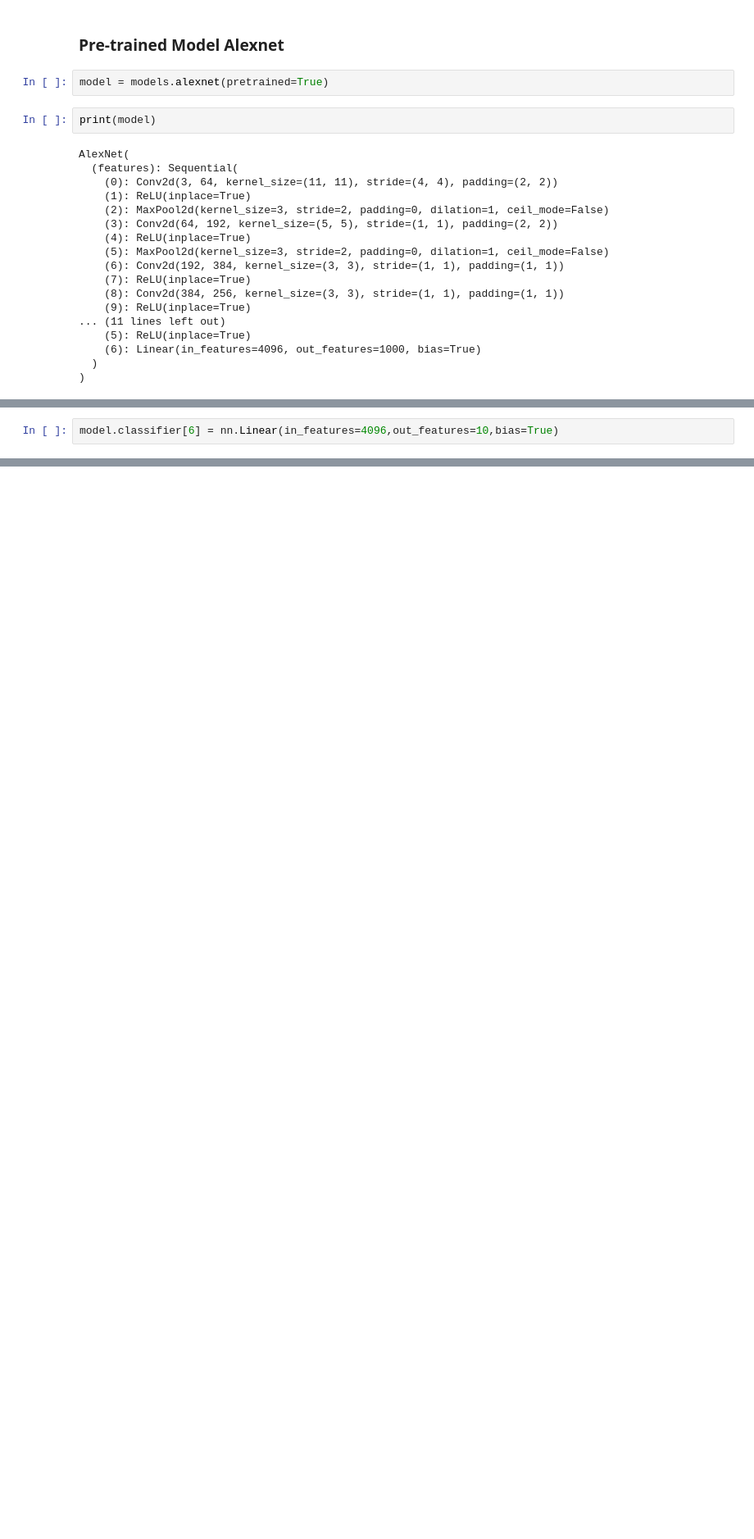
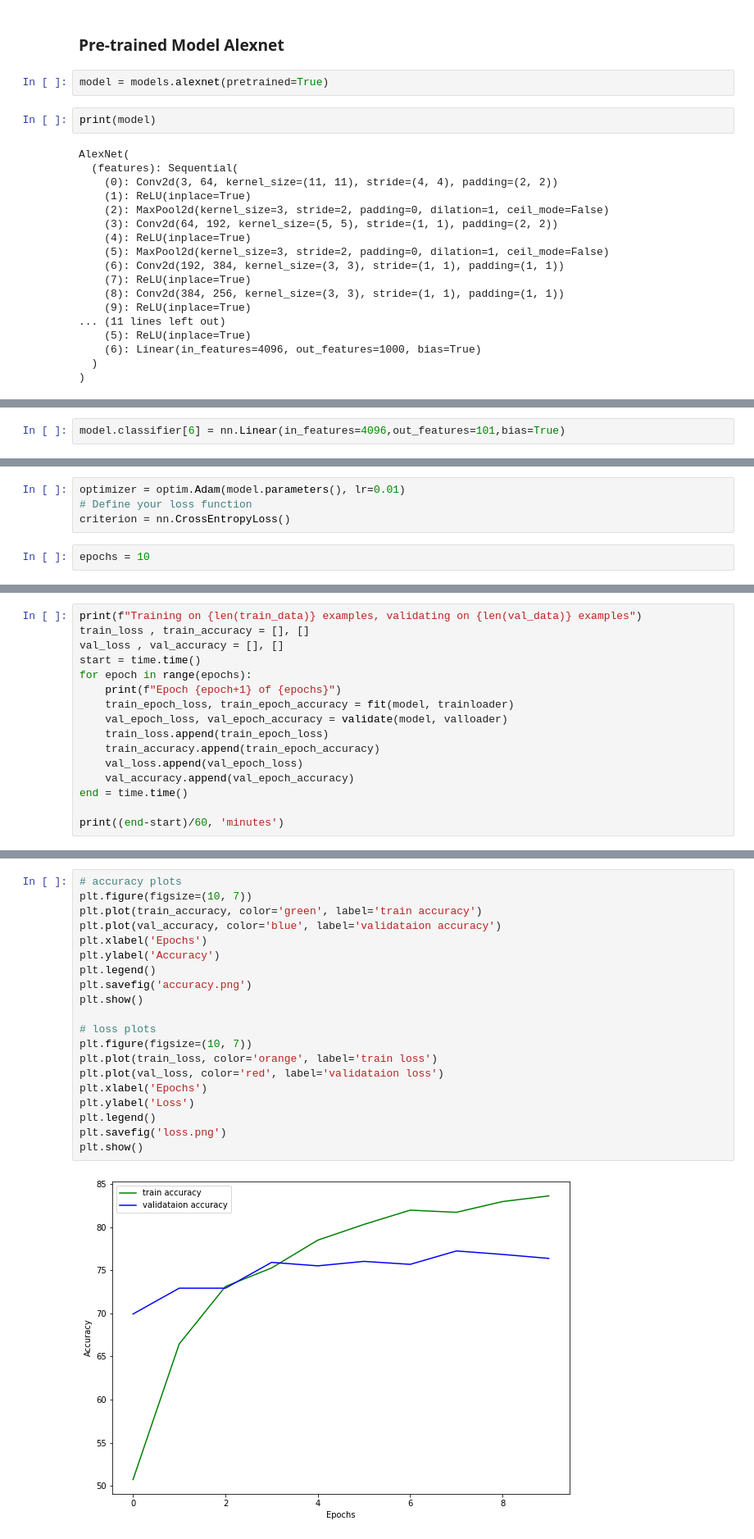
Before and after one commit to MnCSSJ4x/CNN-Based-Visual-Recognition, a Jupyter notebook: VR3b.ipynb, the cells around one changed output, grey strips where cells are left out. Shown at 82% size. Cells and saved outputs as stored; diff of their text form; blank space fills up the shorter version.

```diff
--- a/VR3b.ipynb
+++ b/VR3b.ipynb
@@ -168,2 +207,2 @@ AlexNet(
 # %%
-model.classifier[6] = nn.Linear(in_features=4096,out_features=10,bias=True)
+model.classifier[6] = nn.Linear(in_features=4096,out_features=101,bias=True)
@@ -189,0 +252,6 @@ AlexNet(
+# %%
+optimizer = optim.Adam(model.parameters(), lr=0.01)
+# Define your loss function
+criterion = nn.CrossEntropyLoss()
+# %%
+epochs = 10
@@ -189,0 +305,16 @@ AlexNet(
+# %%
+print(f"Training on {len(train_data)} examples, validating on {len(val_data)} examples")
+train_loss , train_accuracy = [], []
+val_loss , val_accuracy = [], []
+start = time.time()
+for epoch in range(epochs):
+    print(f"Epoch {epoch+1} of {epochs}")
+    train_epoch_loss, train_epoch_accuracy = fit(model, trainloader)
+    val_epoch_loss, val_epoch_accuracy = validate(model, valloader)
+    train_loss.append(train_epoch_loss)
+    train_accuracy.append(train_epoch_accuracy)
+    val_loss.append(val_epoch_loss)
+    val_accuracy.append(val_epoch_accuracy)
+end = time.time()
+
+print((end-start)/60, 'minutes')
@@ -189,0 +355,22 @@ AlexNet(
+# %%
+# accuracy plots
+plt.figure(figsize=(10, 7))
+plt.plot(train_accuracy, color='green', label='train accuracy')
+plt.plot(val_accuracy, color='blue', label='validataion accuracy')
+plt.xlabel('Epochs')
+plt.ylabel('Accuracy')
+plt.legend()
+plt.savefig('accuracy.png')
+plt.show()
+
+# loss plots
+plt.figure(figsize=(10, 7))
+plt.plot(train_loss, color='orange', label='train loss')
+plt.plot(val_loss, color='red', label='validataion loss')
+plt.xlabel('Epochs')
+plt.ylabel('Loss')
+plt.legend()
+plt.savefig('loss.png')
+plt.show()
+# %% [output]
+[figure, added]
```
Also changed, not shown: parts of 33 cells of this notebook.
